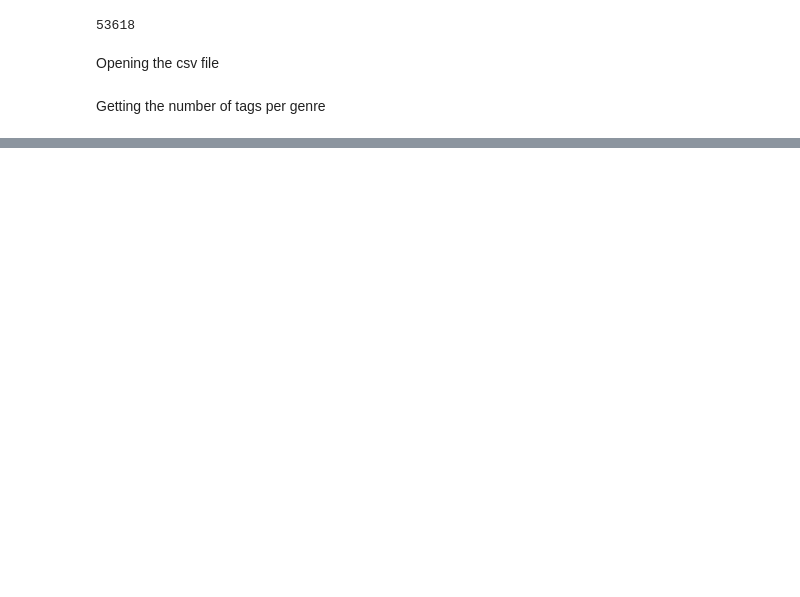
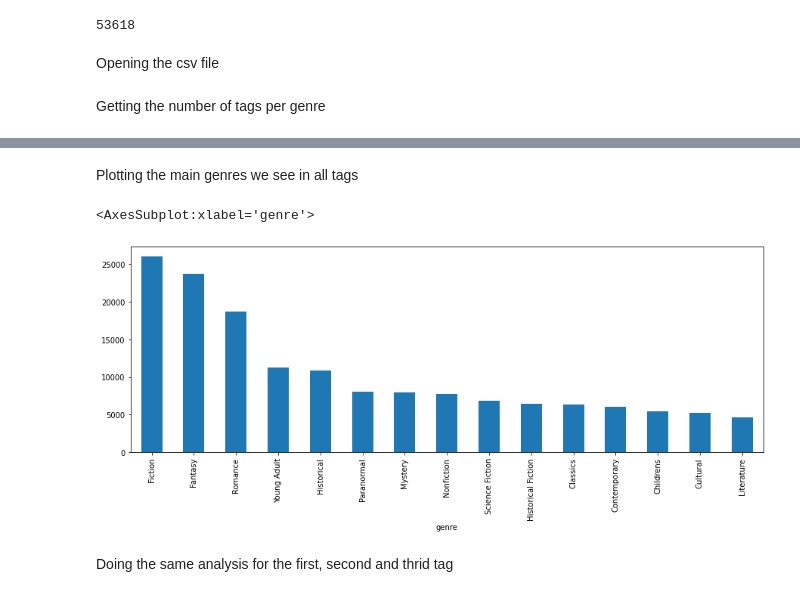
Before and after one commit to A-Istrate/80629_Project, a Jupyter notebook: ML80629_Data_preparation.ipynb, the cells around one changed output, grey strips where cells are left out. Drawn from its saved outputs; the diff is of its cells as text; code cells hidden in the pictures; blank space fills up the shorter version.

```diff
--- a/ML80629_Data_preparation.ipynb
+++ b/ML80629_Data_preparation.ipynb
@@ -54,0 +36,9 @@ all_genres_long.columns = ("genre",)
+# %% [markdown]
+Plotting the main genres we see in all tags
+# %%
+all_genres_long.value_counts("genre")[all_genres_long.value_counts("genre")>4000 ].plot.bar(figsize=(15,5))
+# %% [output]
+<AxesSubplot:xlabel='genre'>
+[figure, added]
+# %% [markdown]
+Doing the same analysis for the first, second and thrid tag
```
Also changed, not shown: parts of 12 cells of this notebook.
